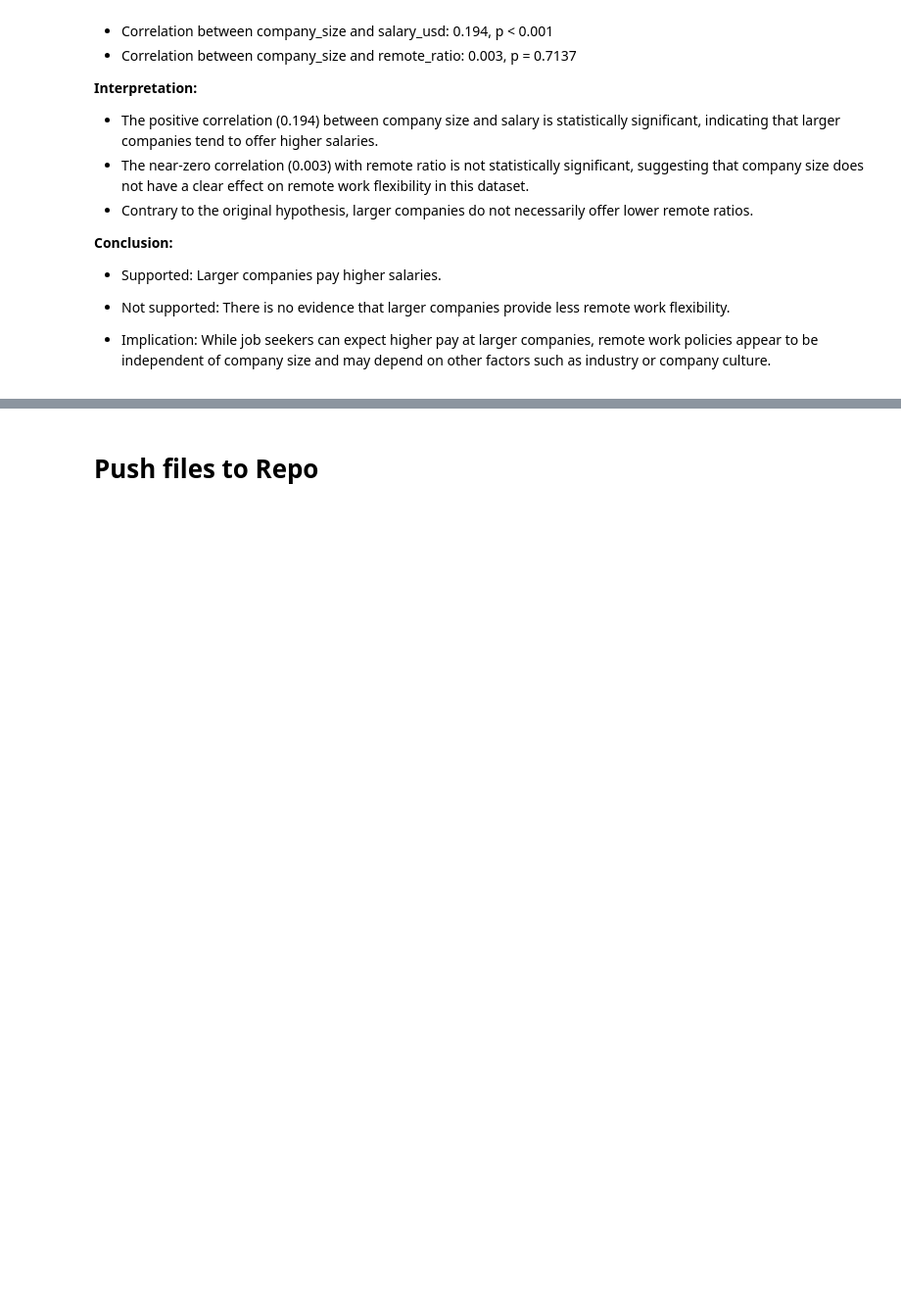
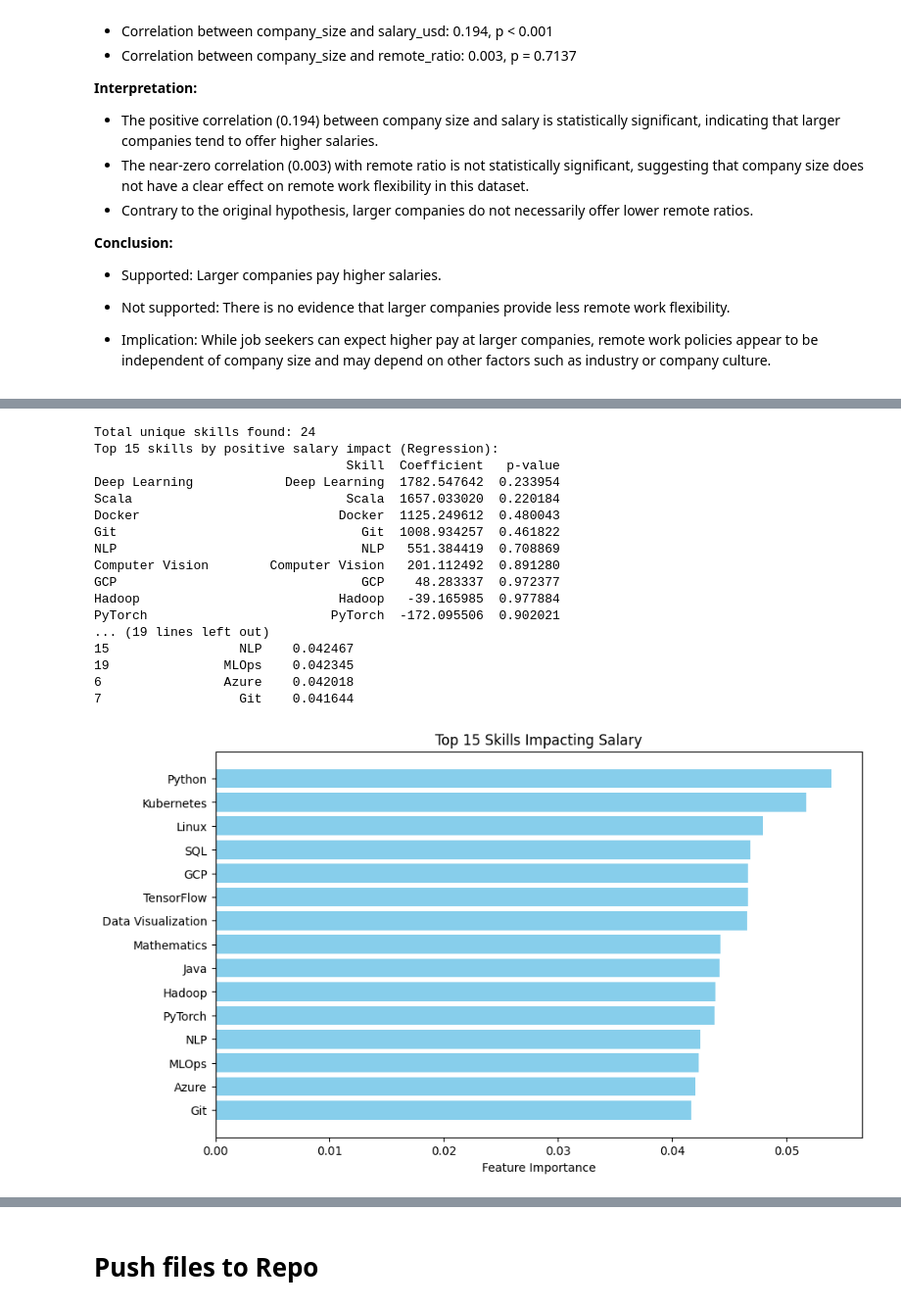
Before and after one commit to tanzilachand/Global-_AI_Job_Market_Salary_Trends_2025, a Jupyter notebook: jupyter_notebooks/Hypothesis_Testing.ipynb, the cells around one changed output, grey strips where cells are left out. Shown at 98% size. Cells and saved outputs as stored; diff of their text form; code cells hidden in the pictures; blank space fills up the shorter version.

```diff
--- a/jupyter_notebooks/Hypothesis_Testing.ipynb
+++ b/jupyter_notebooks/Hypothesis_Testing.ipynb
@@ -598,0 +613,66 @@ We examined the relationship between company size (S = Small, M = Medium, L = La
+# %%
+
+# --- Step 1: Extract unique skills from 'required_skills' column ---
+# Assuming 'required_skills' is comma-separated per job
+all_skills = df['required_skills'].dropna().apply(lambda x: [skill.strip() for skill in x.split(',')])
+unique_skills = set([skill for sublist in all_skills for skill in sublist])
+
+print(f"Total unique skills found: {len(unique_skills)}")
+
+# --- Step 2: Create binary columns for each skill ---
+for skill in unique_skills:
+    df[skill] = df['required_skills'].str.contains(skill, case=False, na=False).astype(int)
+
+# --- Step 3: Multiple Linear Regression ---
+X = df[list(unique_skills)]
+y = df['salary_usd']
+
+X_const = sm.add_constant(X)
+model = sm.OLS(y, X_const).fit()
+
+# Regression summary (show top 15 positive coefficients)
+coeffs = pd.DataFrame({'Skill': model.params.index[1:], 'Coefficient': model.params.values[1:], 'p-value': model.pvalues[1:]})
+coeffs_sorted = coeffs.sort_values(by='Coefficient', ascending=False)
+print("Top 15 skills by positive salary impact (Regression):")
+print(coeffs_sorted.head(15))
+
+# Save full regression coefficients to CSV
+coeffs_sorted.to_csv('skill_regression_coefficients.csv', index=False)
+
+# --- Step 4: Random Forest Feature Importance ---
+rf = RandomForestRegressor(n_estimators=100, random_state=42)
+rf.fit(X, y)
+
+importance = pd.DataFrame({'Skill': list(unique_skills), 'Importance': rf.feature_importances_})
+importance_sorted = importance.sort_values(by='Importance', ascending=False)
+
+print("Top 15 skills by feature importance (Random Forest):")
+print(importance_sorted.head(15))
+
+# --- Step 5: Visualization (Top 15 Skills by Feature Importance) ---
+top_skills = importance_sorted.head(15)
+plt.figure(figsize=(10,6))
+plt.barh(top_skills['Skill'], top_skills['Importance'], color='skyblue')
+plt.xlabel('Feature Importance')
+plt.title('Top 15 Skills Impacting Salary')
+plt.gca().invert_yaxis()  # Largest on top
+plt.show()
+# %% [output]
+Total unique skills found: 24
+Top 15 skills by positive salary impact (Regression):
+                                 Skill  Coefficient   p-value
+Deep Learning            Deep Learning  1782.547642  0.233954
+Scala                            Scala  1657.033020  0.220184
+Docker                          Docker  1125.249612  0.480043
+Git                                Git  1008.934257  0.461822
+NLP                                NLP   551.384419  0.708869
+Computer Vision        Computer Vision   201.112492  0.891280
+GCP                                GCP    48.283337  0.972377
+Hadoop                          Hadoop   -39.165985  0.977884
+PyTorch                        PyTorch  -172.095506  0.902021
+... (19 lines left out)
+15                 NLP    0.042467
+19               MLOps    0.042345
+6                Azure    0.042018
+7                  Git    0.041644
+[figure, added]
```
Also changed, not shown: parts of 3 cells of this notebook.
